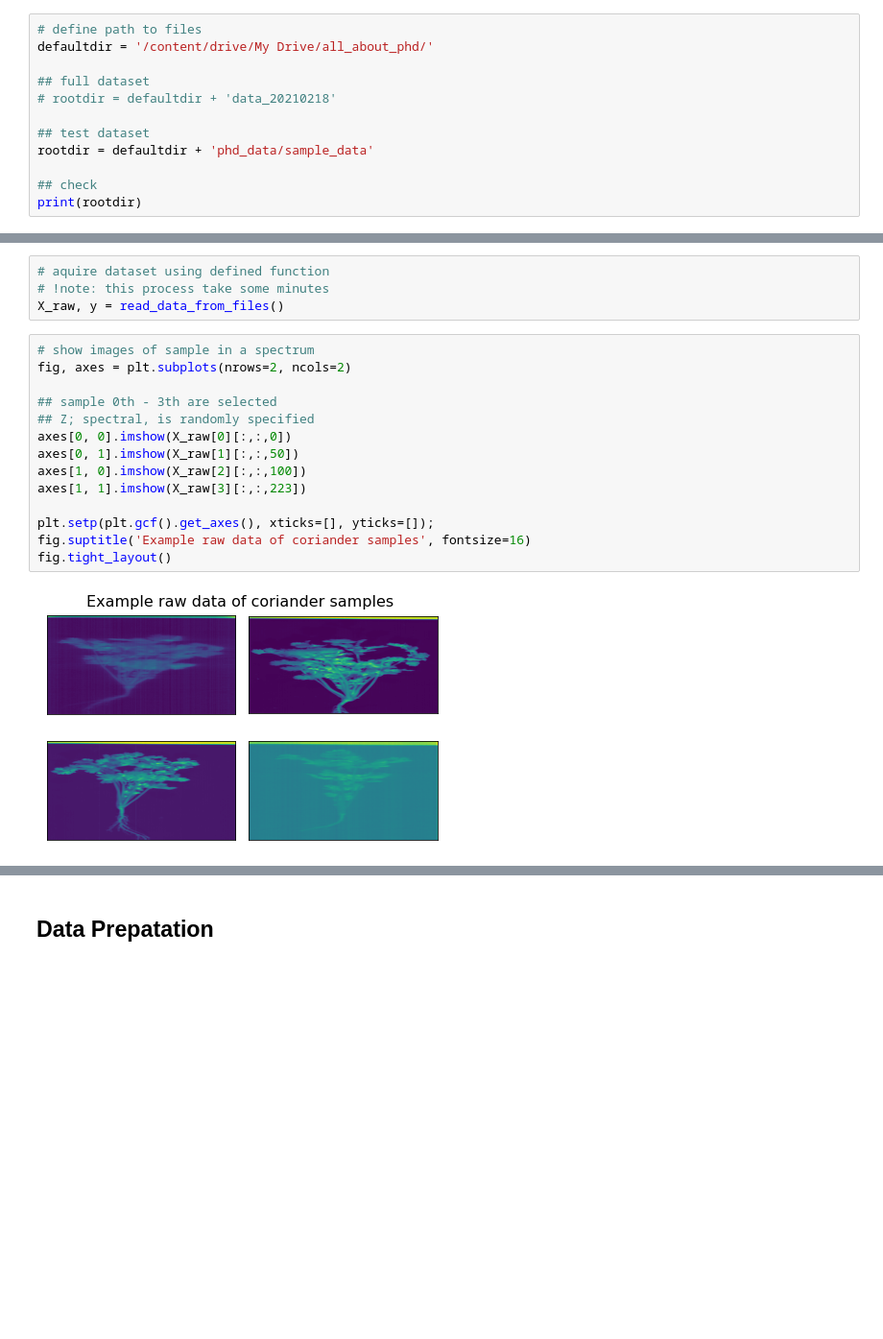
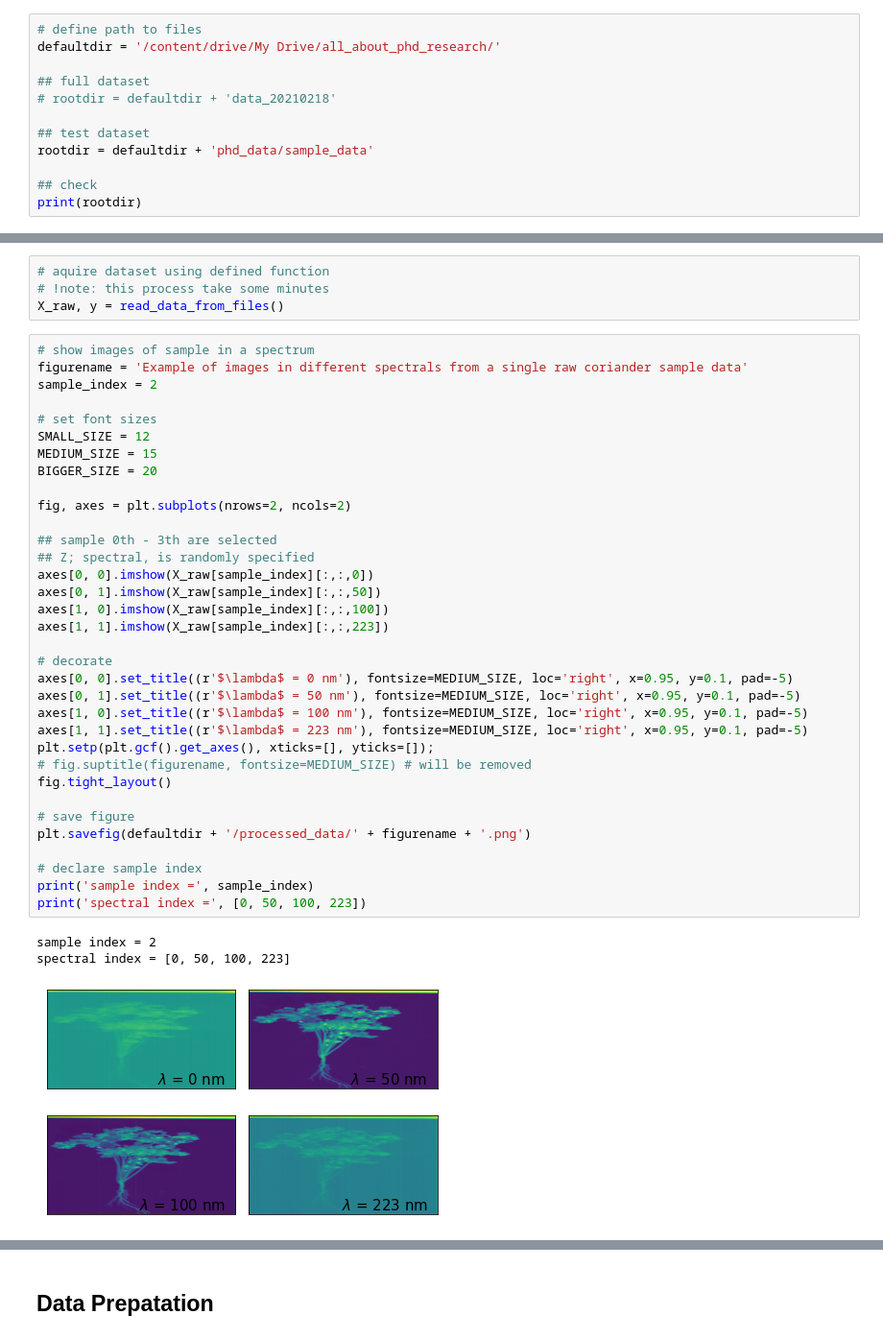
Before and after one commit to navavatpi/researchPhd, a Jupyter notebook: 1_dataAcquisitionAndPreparation.ipynb, the cells around one changed output, grey strips where cells are left out. Shown at 96% size. Cells and saved outputs as stored; diff of their text form; blank space fills up the shorter version.

Commit message:
upgrade save figures

```diff
--- a/1_dataAcquisitionAndPreparation.ipynb
+++ b/1_dataAcquisitionAndPreparation.ipynb
@@ -52,7 +52,7 @@ corriander_sample_2_0007                            corriander_sample_3_0010
 corriander_sample_2_0008
 # %%
 # define path to files
-defaultdir = '/content/drive/My Drive/all_about_phd/'
+defaultdir = '/content/drive/My Drive/all_about_phd_research/'
 
 ## full dataset
 # rootdir = defaultdir + 'data_20210218'
@@ -103,20 +103,42 @@ def read_data_from_files(path=rootdir):
 X_raw, y = read_data_from_files()
 # %%
 # show images of sample in a spectrum
+figurename = 'Example of images in different spectrals from a single raw coriander sample data'
+sample_index = 2
+
+# set font sizes
+SMALL_SIZE = 12
+MEDIUM_SIZE = 15
+BIGGER_SIZE = 20
+
 fig, axes = plt.subplots(nrows=2, ncols=2)
 
 ## sample 0th - 3th are selected
 ## Z; spectral, is randomly specified
-axes[0, 0].imshow(X_raw[0][:,:,0])
-axes[0, 1].imshow(X_raw[1][:,:,50])
-axes[1, 0].imshow(X_raw[2][:,:,100])
-axes[1, 1].imshow(X_raw[3][:,:,223])
+axes[0, 0].imshow(X_raw[sample_index][:,:,0])
+axes[0, 1].imshow(X_raw[sample_index][:,:,50])
+axes[1, 0].imshow(X_raw[sample_index][:,:,100])
+axes[1, 1].imshow(X_raw[sample_index][:,:,223])
 
+# decorate
+axes[0, 0].set_title((r'$\lambda$ = 0 nm'), fontsize=MEDIUM_SIZE, loc='right', x=0.95, y=0.1, pad=-5)
+axes[0, 1].set_title((r'$\lambda$ = 50 nm'), fontsize=MEDIUM_SIZE, loc='right', x=0.95, y=0.1, pad=-5)
+axes[1, 0].set_title((r'$\lambda$ = 100 nm'), fontsize=MEDIUM_SIZE, loc='right', x=0.95, y=0.1, pad=-5)
+axes[1, 1].set_title((r'$\lambda$ = 223 nm'), fontsize=MEDIUM_SIZE, loc='right', x=0.95, y=0.1, pad=-5)
 plt.setp(plt.gcf().get_axes(), xticks=[], yticks=[]);
-fig.suptitle('Example raw data of coriander samples', fontsize=16)
+# fig.suptitle(figurename, fontsize=MEDIUM_SIZE) # will be removed
 fig.tight_layout()
+
+# save figure
+plt.savefig(defaultdir + '/processed_data/' + figurename + '.png')
+
+# declare sample index
+print('sample index =', sample_index)
+print('spectral index =', [0, 50, 100, 223])
 # %% [output]
+sample index = 2
+spectral index = [0, 50, 100, 223]
-[figure, old version]
+[figure, new version]
 # %%
 # # disconnect google drive after finish
 
```
Also changed, not shown: parts of 6 cells of this notebook.
